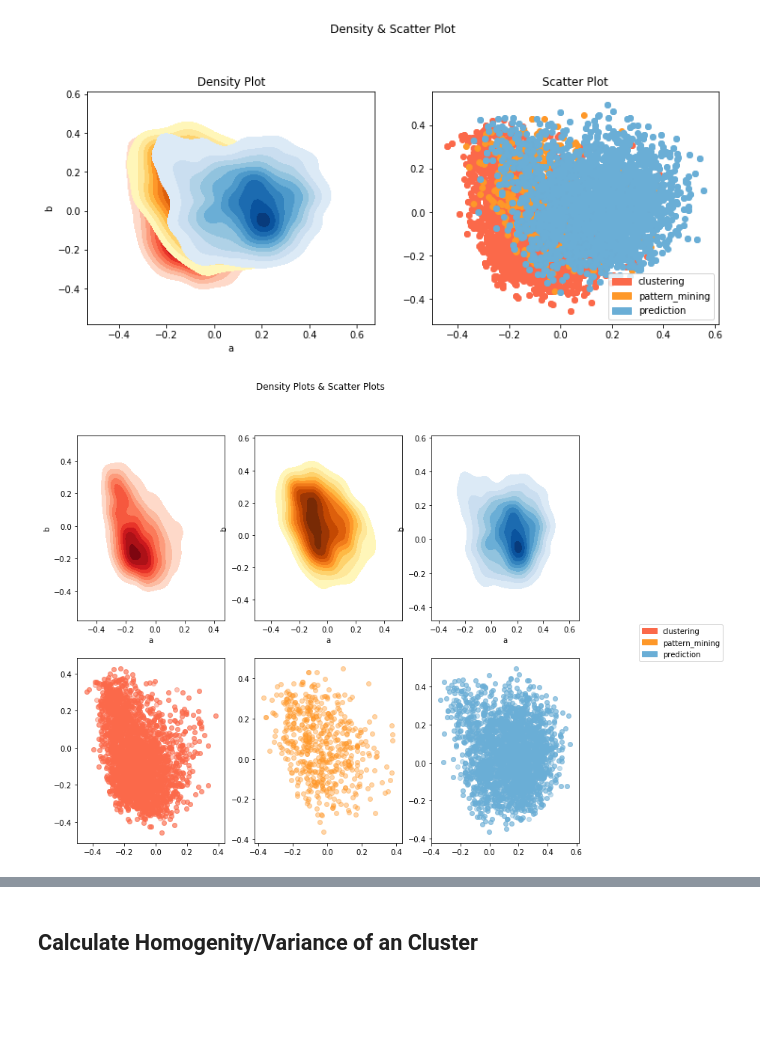
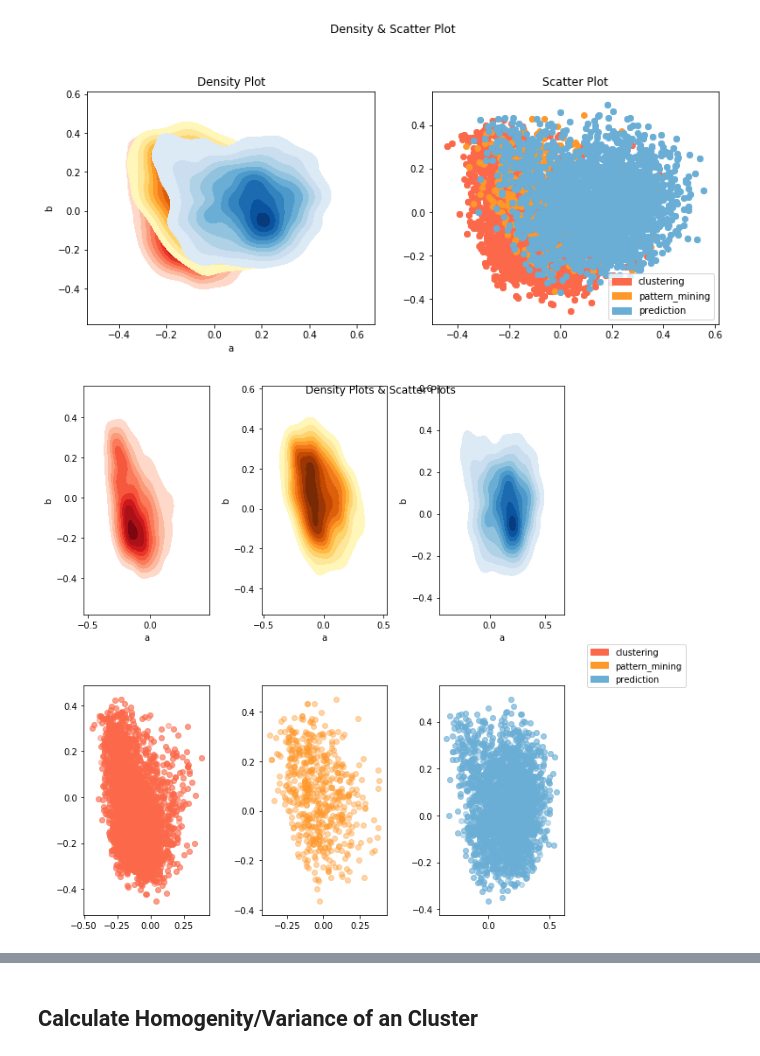
Before and after one commit to rsmttud/Recommender-System, a Jupyter notebook: notebooks/Noisy Clustering.ipynb, the cells around one changed output, grey strips where cells are left out. Saved outputs shown, nothing was run; the diff lists cells and outputs as text; code cells hidden in the pictures; blank space fills up the shorter version.

```diff
--- a/notebooks/Noisy Clustering.ipynb
+++ b/notebooks/Noisy Clustering.ipynb
@@ -181,33 +182,34 @@ import matplotlib.patches as mpatches
 
 
 cmaps = ["Reds","YlOrBr", "Blues","Greens"]
 #colors = ["red", "blue", "yellow", "green", "", "grey"]
 groups = df.groupby("class")
 counter = 0
 
-fig = plt.figure(figsize=(12,10))
+fig = plt.figure(figsize=(11,9))
 fig.suptitle("Density Plots & Scatter Plots")
 
 ax_1 = fig.add_subplot(2,3,1)
 ax_2 = fig.add_subplot(2,3,2)
 ax_3 = fig.add_subplot(2,3,3)
 
 ax_4 = fig.add_subplot(2,3,4)
 ax_5 = fig.add_subplot(2,3,5)
 ax_6 = fig.add_subplot(2,3,6)
 
 labels = []
 axis = [ax_1, ax_2, ax_3]
 axis_scatter = [ax_4, ax_5, ax_6]
 for name, group in groups:
     # Change that ax = ax_1
     ax = sns.kdeplot(group.a,group.b, shade=True, cmap = cmaps[counter],shade_lowest=False, ax = axis[counter])
     color_from_cmap = matplotlib.cm.get_cmap(cmaps[counter])(0.5)
 
     axis_scatter[counter].scatter(group.a, group.b, color = color_from_cmap, alpha = 0.4)
     labels.append(mpatches.Patch(color=color_from_cmap, label=name))
     counter +=1
 legend = plt.legend(handles = labels, bbox_to_anchor=(2, 1.2))
+fig.tight_layout()
 # %% [output]
-[figure, old version]
+[figure, new version]
 # %%
```
Also changed, not shown: parts of 36 cells of this notebook.
